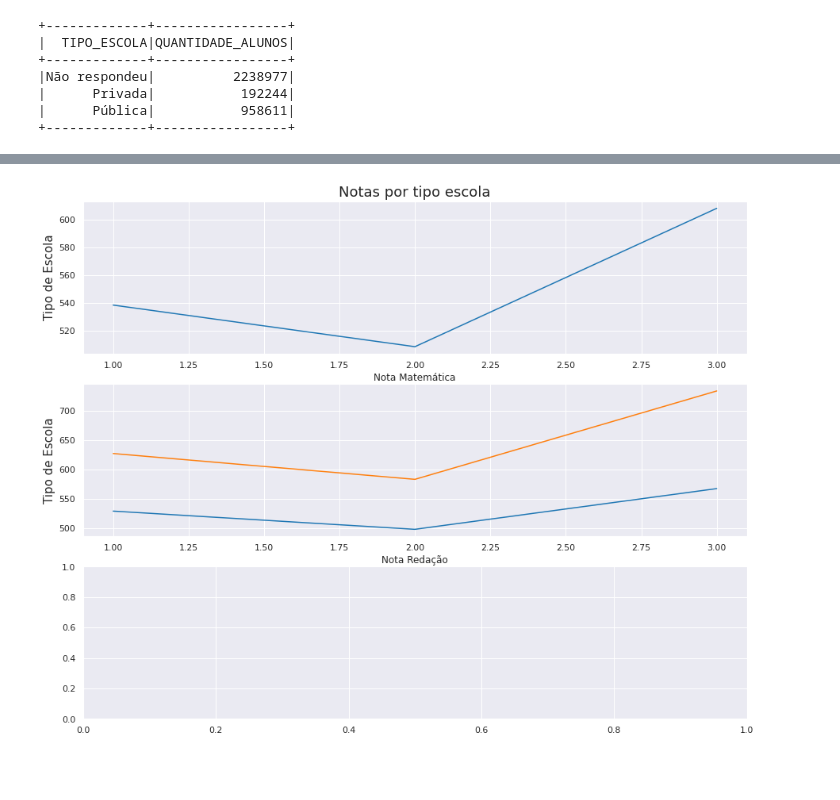
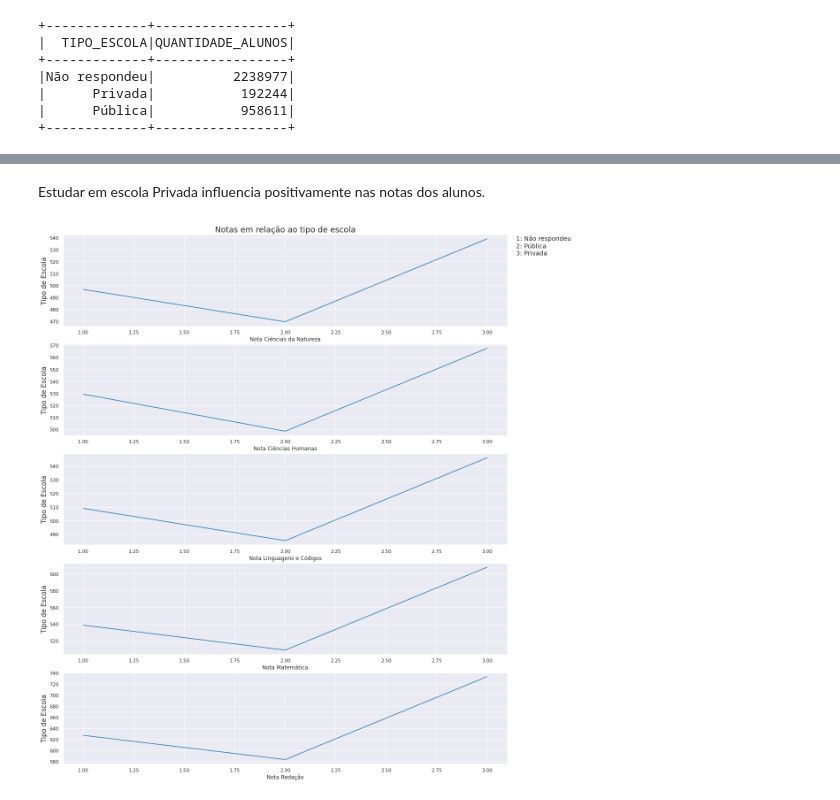
Before and after one commit to leticiaJFS/Projeto-Final-Semantix, a Jupyter notebook: Projeto_Final_Semantix.ipynb, the cells around one changed output, grey strips where cells are left out. Cells and saved outputs as stored; diff of their text form; code cells hidden in the pictures; blank space fills up the shorter version.

```diff
--- a/Projeto_Final_Semantix.ipynb
+++ b/Projeto_Final_Semantix.ipynb
@@ -481,41 +495,73 @@ As médias das notas nas provas de Ciências da Natureza, Ciências Humanas, Lin
+# %% [markdown]
+Estudar em escola Privada influencia positivamente nas notas dos alunos.
+# %%
+#Criando um dicionário para fazer as legendas
+dicionario_tp_escola = {'1':'Não respondeu',
+                        '2':'Pública',
+                        '3':'Privada'}
+
+#Transformando o dicinário para o formato texto, para podermos usar no gráfico propriamente.
+dicionario_tp_escola_texto = ''
+for key,value in dicionario_tp_escola.items():
+    dicionario_tp_escola_texto = dicionario_tp_escola_texto + "{key}: {value}\n".format(key=key, value=value)
 # %%
 df_notas_escola = df[['TP_ESCOLA','NU_NOTA_CN','NU_NOTA_CH','NU_NOTA_LC','NU_NOTA_MT','NU_NOTA_REDACAO']].dropna()
 
 #Configurações de visualização
-fig, axes = plt.subplots(3,1,figsize=(15,12))
+fig, axes = plt.subplots(5,1,figsize=(18,22))
+
+#Configurando o segundo gráfico
+ax1 = sns.lineplot(ax=axes[0],
+                 x='TP_ESCOLA',
+                 y='NU_NOTA_CN',
+                 data = df_notas_escola,
+                 ci=None,
+                )
+ax1.set_title('Notas em relação ao tipo de escola', fontsize=18)
+ax1.set_xlabel('Nota Ciências da Natureza', fontsize=12)
+ax1.set_ylabel('Tipo de Escola', fontsize=15)
+ax1.text(1.02,0.7, dicionario_tp_escola_texto, transform=ax1.transAxes, fontsize=14)
 
 #Configurando o segundo gráfico
 ax2 = sns.lineplot(ax=axes[1],
                  x='TP_ESCOLA',
                  y='NU_NOTA_CH',
                  data = df_notas_escola,
                  ci=None,
                 )
-
-ax2.set_xlabel('Nota Ciências da Natureza', fontsize=12)
+ax2.set_xlabel('Nota Ciências Humanas', fontsize=12)
 ax2.set_ylabel('Tipo de Escola', fontsize=15)
 
+#Configurando o segundo gráfico
+ax3 = sns.lineplot(ax=axes[2],
+                 x='TP_ESCOLA',
+                 y='NU_NOTA_LC',
+                 data = df_notas_escola,
+                 ci=None,
+                )
+ax3.set_xlabel('Nota Linguagens e Códigos', fontsize=12)
+ax3.set_ylabel('Tipo de Escola', fontsize=15)
+
 #Configurando o quarto gráfico
-ax4 = sns.lineplot(ax=axes[0],
+ax4 = sns.lineplot(ax=axes[3],
                  x='TP_ESCOLA',
                  y='NU_NOTA_MT',
                  data = df_notas_escola,
                  ci=None,
                 )
-ax4.set_title('Notas por tipo escola', fontsize=18)
 ax4.set_xlabel('Nota Matemática', fontsize=12)
 ax4.set_ylabel('Tipo de Escola', fontsize=15)
 
 #Configurando o quinto gráfico
-ax5 = sns.lineplot(ax=axes[1],
+ax5 = sns.lineplot(ax=axes[4],
                  x='TP_ESCOLA',
                  y='NU_NOTA_REDACAO',
                  data = df_notas_escola,
                  ci=None,
                 )
 
 ax5.set_xlabel('Nota Redação', fontsize=12)
 ax5.set_ylabel('Tipo de Escola', fontsize=15)
 print('')
 # %% [output]
-[figure, old version]
+[figure, new version]
```
Also changed, not shown: parts of 12 cells of this notebook.
